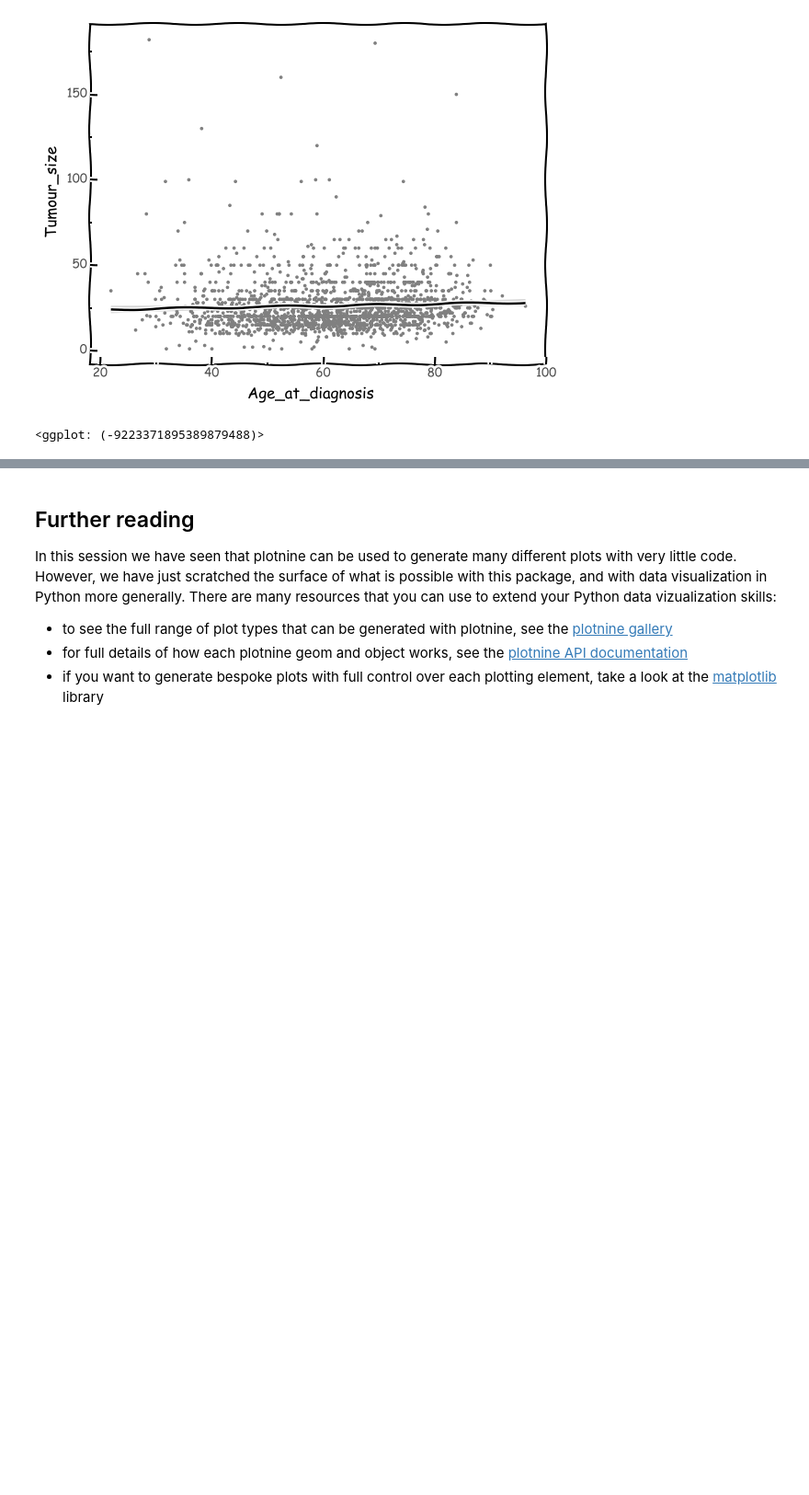
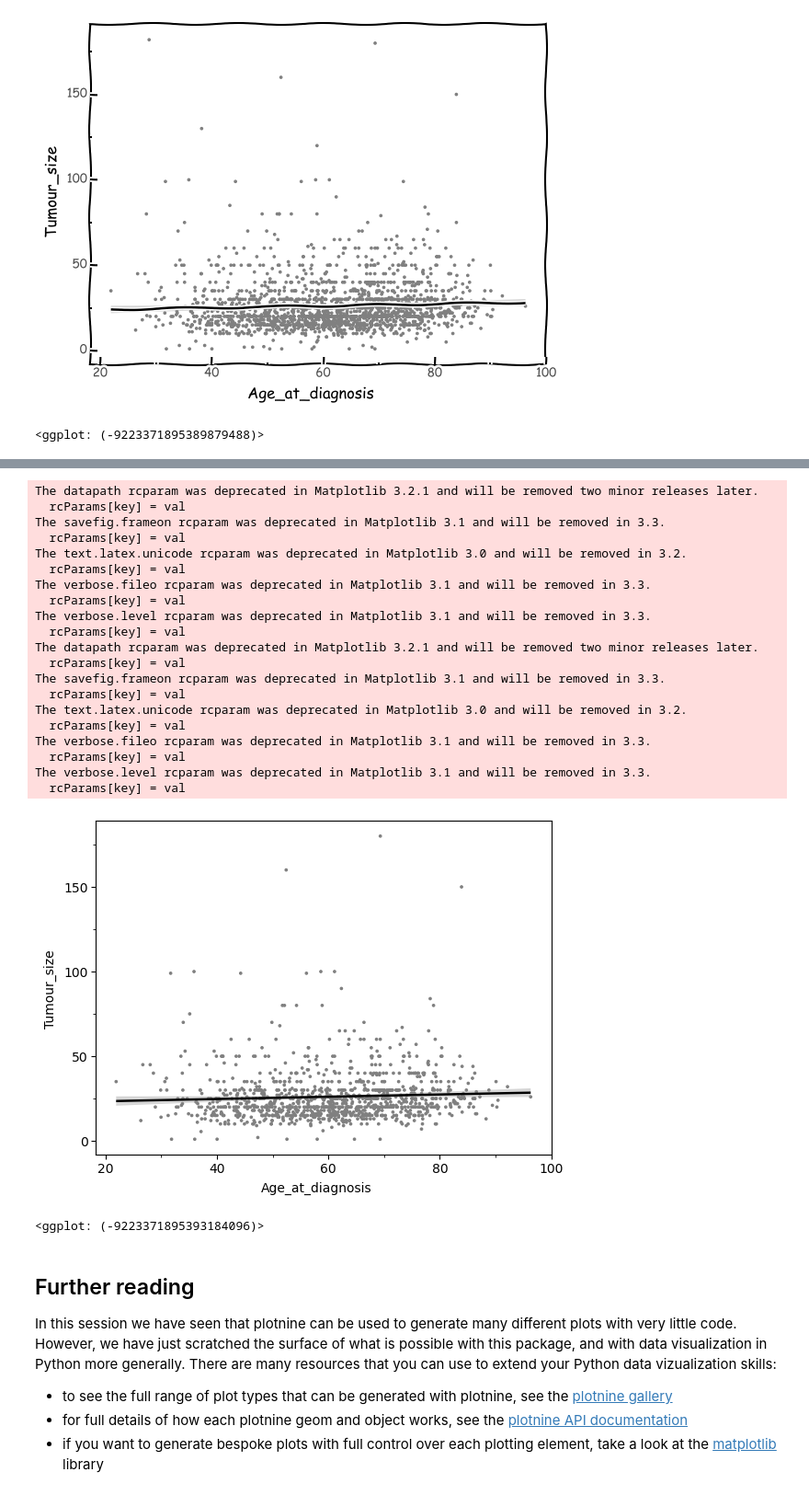
Before and after one commit to semacu/data-science-python, a Jupyter notebook: notebooks/week4_lecture.ipynb, the cells around one changed output, grey strips where cells are left out. Shown at 92% size. Cells and saved outputs as stored; diff of their text form; code cells hidden in the pictures; blank space fills up the shorter version.

Commit message:
Added plot saving section

```diff
--- a/notebooks/week4_lecture.ipynb
+++ b/notebooks/week4_lecture.ipynb
@@ -279,3 +282,35 @@ ggplot(metabric, aes("Age_at_diagnosis", "Tumour_size"))
+# %%
+age_vs_size = (
+ggplot(metabric, aes("Age_at_diagnosis", "Tumour_size"))
+ + geom_point(colour="grey", size=0.5)
+ + stat_smooth()
+ + theme_matplotlib()
+)
+age_vs_size.save("metabric_age_size.svg", height=100, width=100, units="mm")
+age_vs_size
+# %% [output]
+The datapath rcparam was deprecated in Matplotlib 3.2.1 and will be removed two minor releases later.
+  rcParams[key] = val
+The savefig.frameon rcparam was deprecated in Matplotlib 3.1 and will be removed in 3.3.
+  rcParams[key] = val
+The text.latex.unicode rcparam was deprecated in Matplotlib 3.0 and will be removed in 3.2.
+  rcParams[key] = val
+The verbose.fileo rcparam was deprecated in Matplotlib 3.1 and will be removed in 3.3.
+  rcParams[key] = val
+The verbose.level rcparam was deprecated in Matplotlib 3.1 and will be removed in 3.3.
+  rcParams[key] = val
+The datapath rcparam was deprecated in Matplotlib 3.2.1 and will be removed two minor releases later.
+  rcParams[key] = val
+The savefig.frameon rcparam was deprecated in Matplotlib 3.1 and will be removed in 3.3.
+  rcParams[key] = val
+The text.latex.unicode rcparam was deprecated in Matplotlib 3.0 and will be removed in 3.2.
+  rcParams[key] = val
+The verbose.fileo rcparam was deprecated in Matplotlib 3.1 and will be removed in 3.3.
+  rcParams[key] = val
+The verbose.level rcparam was deprecated in Matplotlib 3.1 and will be removed in 3.3.
+  rcParams[key] = val
+[figure, added]
+<ggplot: (-9223371895393184096)>
 # %% [markdown]
 ## Further reading
 In this session we have seen that plotnine can be used to generate many different plots with very little code. However, we have just scratched the surface of what is possible with this package, and with data visualization in Python more generally. There are many resources that you can use to extend your Python data vizualization skills:
```
Also changed, not shown: parts of 1 cell of this notebook.
